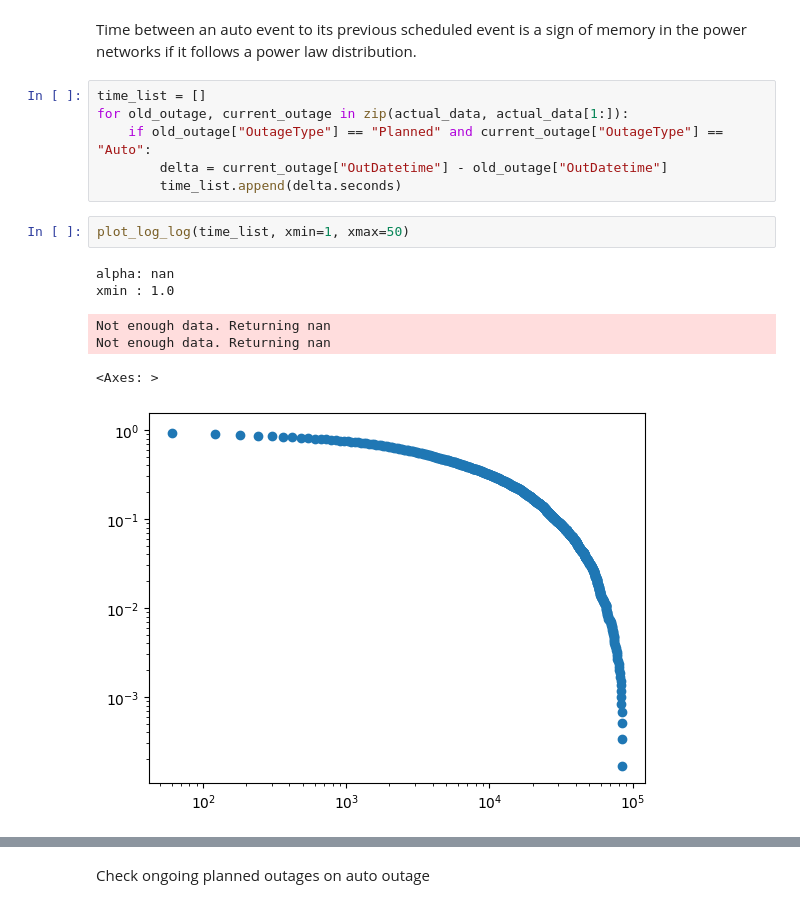
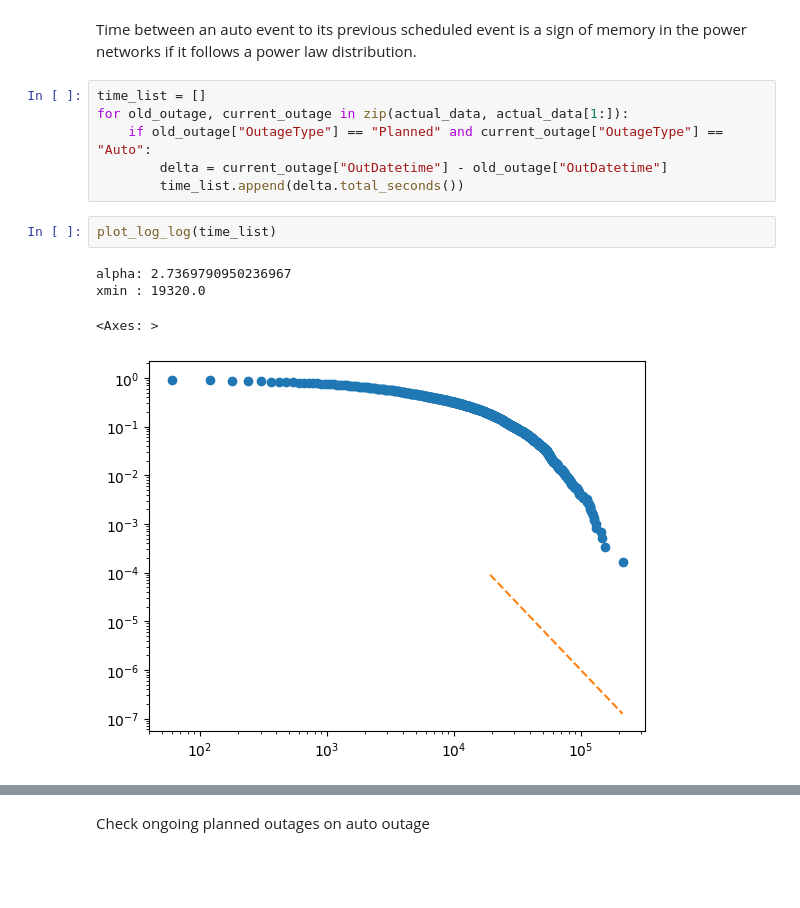
Before and after one commit to mohamad-hasan-sohan-ajini/predictive-maintenance, a Jupyter notebook: src/our_data_eda.ipynb, the cells around one changed output, grey strips where cells are left out. Cells and saved outputs as stored; diff of their text form; blank space fills up the shorter version.

```diff
--- a/src/our_data_eda.ipynb
+++ b/src/our_data_eda.ipynb
@@ -404,16 +404,14 @@ time_list = []
 for old_outage, current_outage in zip(actual_data, actual_data[1:]):
     if old_outage["OutageType"] == "Planned" and current_outage["OutageType"] == "Auto":
         delta = current_outage["OutDatetime"] - old_outage["OutDatetime"]
-        time_list.append(delta.seconds)
+        time_list.append(delta.total_seconds())
 # %%
-plot_log_log(time_list, xmin=1, xmax=50)
+plot_log_log(time_list)
 # %% [output]
-alpha: nan
-xmin : 1.0
+alpha: 2.7369790950236967
+xmin : 19320.0
-Not enough data. Returning nan
-Not enough data. Returning nan
+<Axes: >
-<Axes: >
-[figure, old version]
+[figure, new version]
 # %%
 fig, ax = plt.subplots()
 ax.hist([min(t, 3600 * 72) for t in time_list], bins=21)
```
Also changed, not shown: parts of 12 cells of this notebook.
